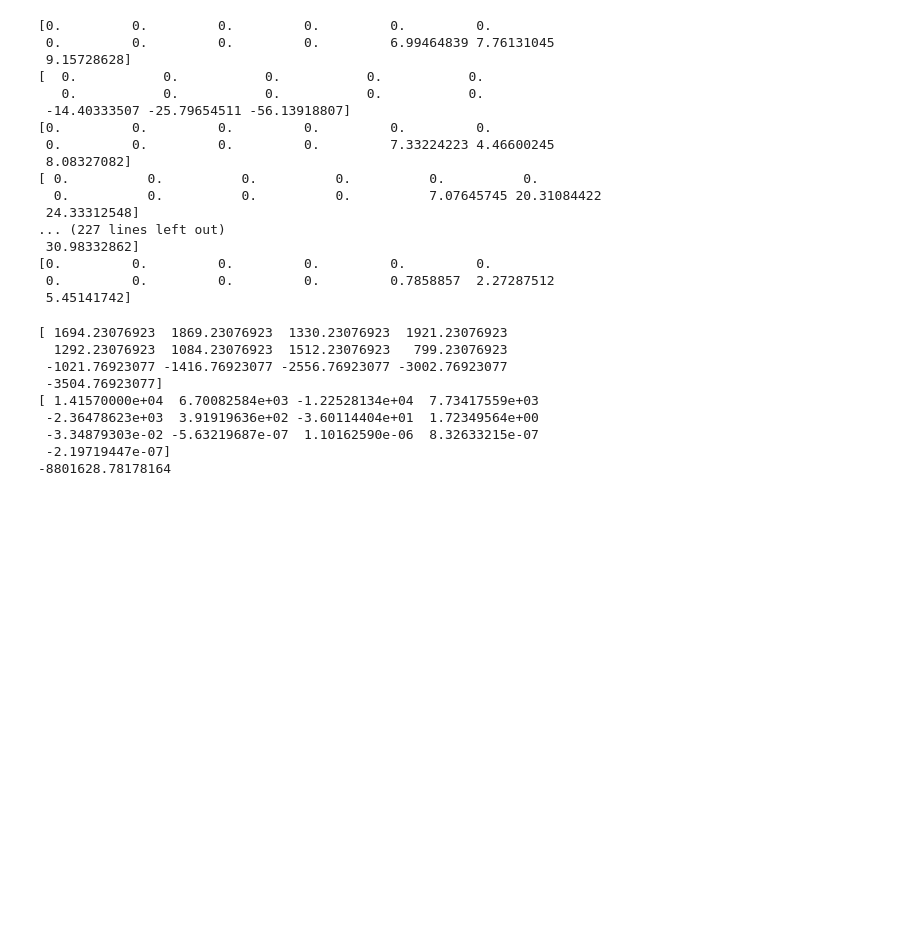
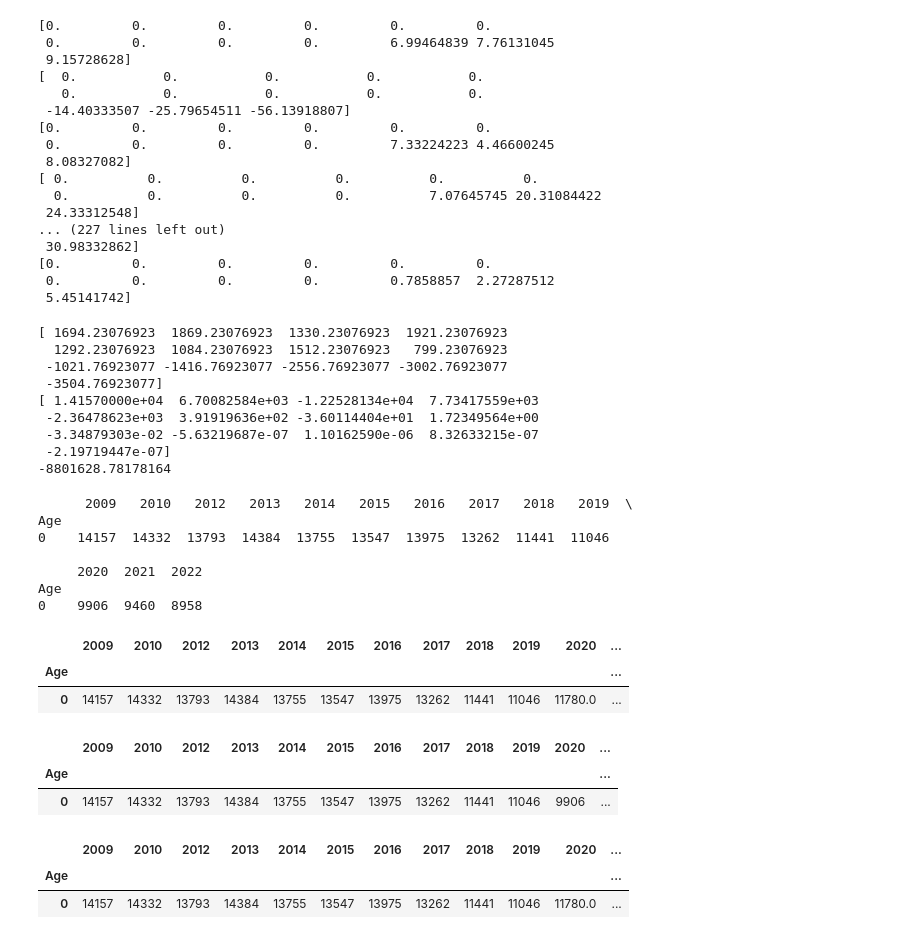
Before and after one commit to transhumanity-adept/Population, a Jupyter notebook: sources/backend/notebook/Lab1.ipynb, the cells around one changed output. Cells and saved outputs as stored; diff of their text form; code cells hidden in the pictures; blank space fills up the shorter version.

```diff
--- a/sources/backend/notebook/Lab1.ipynb
+++ b/sources/backend/notebook/Lab1.ipynb
@@ -142,3 +143,48 @@ print(ynew)
  -3.34879303e-02 -5.63219687e-07  1.10162590e-06  8.32633215e-07
  -2.19719447e-07]
 -8801628.78178164
+# %%
+# Линейная регрессия
+data = pd.read_csv(PATH_DATA + '\Брянская область.csv',
+                   index_col="Age", sep=";")
+
+null_yaer = data.iloc[:1, :10]
+
+
+X = np.array(list(map(lambda year: int(year), null_yaer.columns))).reshape((-1, 1))
+y = null_yaer.values[0]
+X_predict = np.array([2020, 2021, 2022]).reshape((-1, 1))
+y_predict = LinearRegression().fit(X, y).predict(X_predict)
+
+
+for k,v in dict(zip([2020, 2021, 2022], y_predict)).items():
+    null_yaer[k] = round(v, 0)
+
+print(data.iloc[:1, :])
+null_yaer
+
+# null_yaer = pd.DataFrame(dict(zip([2020, 2021, 2022], y_predict)), index=['0'])
+# %% [output]
+      2009   2010   2012   2013   2014   2015   2016   2017   2018   2019  \
+Age
+0    14157  14332  13793  14384  13755  13547  13975  13262  11441  11046
+
+     2020  2021  2022
+Age
+0    9906  9460  8958
+|  | 2009 | 2010 | 2012 | 2013 | 2014 | 2015 | 2016 | 2017 | 2018 | 2019 | 2020 | ... |
+| Age |  |  |  |  |  |  |  |  |  |  |  | ... |
+| 0 | 14157 | 14332 | 13793 | 14384 | 13755 | 13547 | 13975 | 13262 | 11441 | 11046 | 11780.0 | ... |
+# %%
+#
+data.iloc[:1, :]
+# %% [output]
+|  | 2009 | 2010 | 2012 | 2013 | 2014 | 2015 | 2016 | 2017 | 2018 | 2019 | 2020 | ... |
+| Age |  |  |  |  |  |  |  |  |  |  |  | ... |
+| 0 | 14157 | 14332 | 13793 | 14384 | 13755 | 13547 | 13975 | 13262 | 11441 | 11046 | 9906 | ... |
+# %%
+null_yaer
+# %% [output]
+|  | 2009 | 2010 | 2012 | 2013 | 2014 | 2015 | 2016 | 2017 | 2018 | 2019 | 2020 | ... |
+| Age |  |  |  |  |  |  |  |  |  |  |  | ... |
+| 0 | 14157 | 14332 | 13793 | 14384 | 13755 | 13547 | 13975 | 13262 | 11441 | 11046 | 11780.0 | ... |
```
Also changed, not shown: parts of 8 cells of this notebook.
